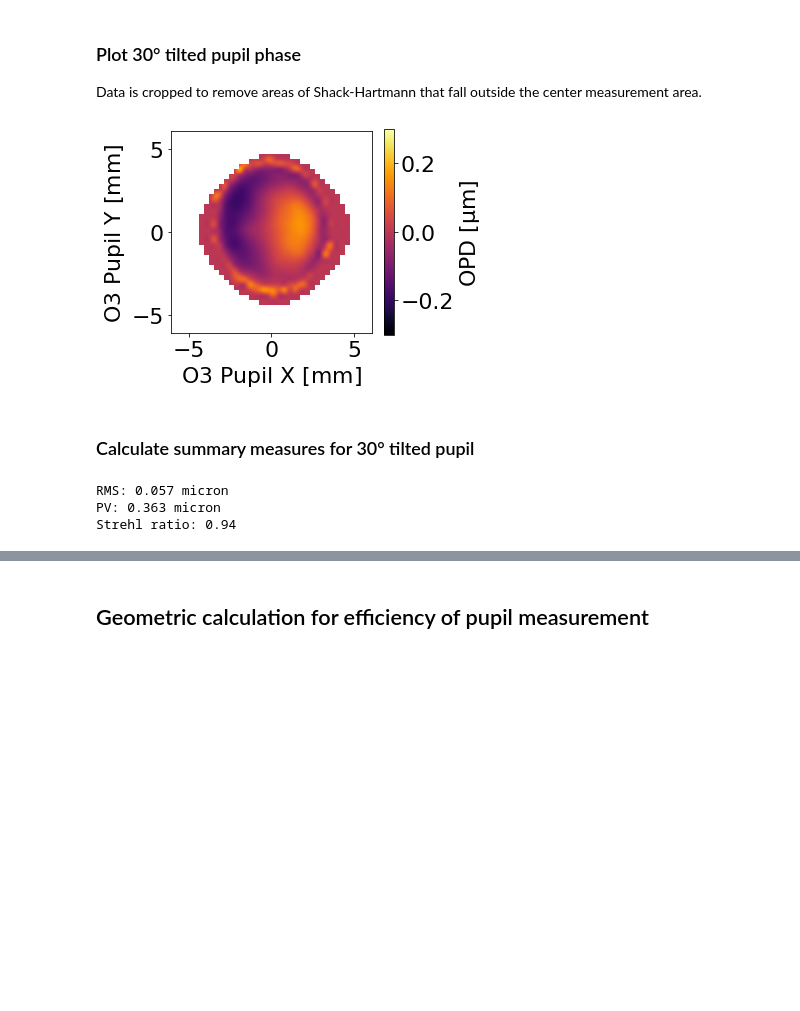
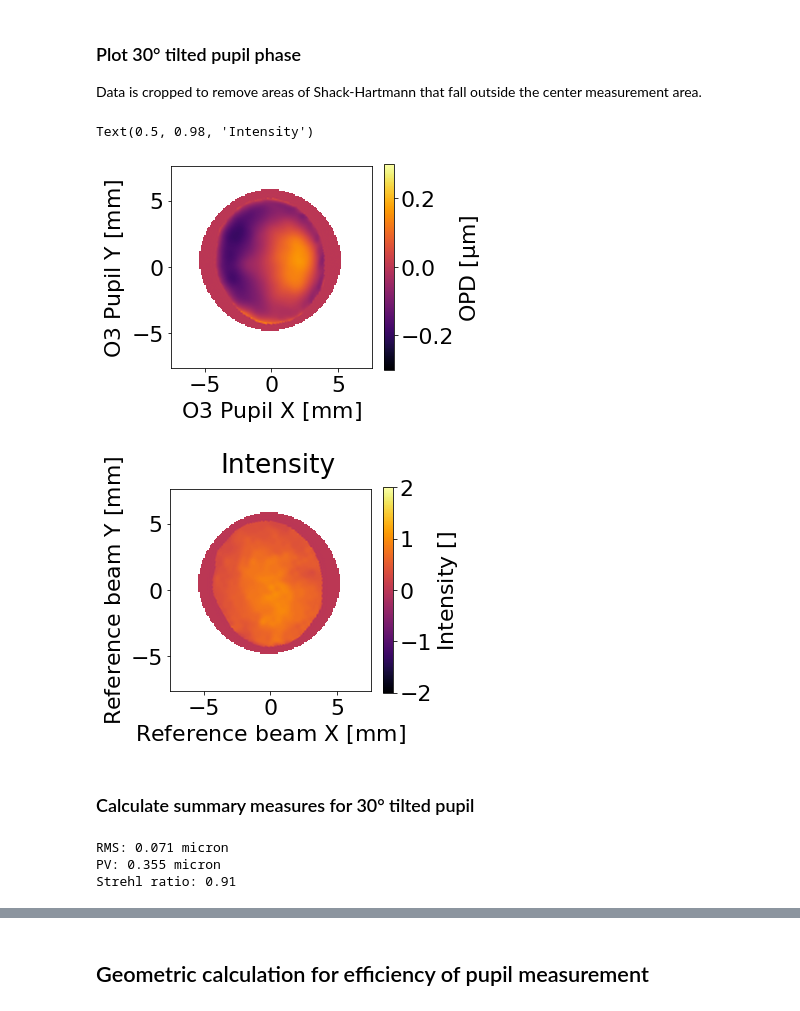
Before and after one commit to QI2lab/OPM, a Jupyter notebook: wavefront/Direct wavefront measurement for OPM.ipynb, the cells around one changed output, grey strips where cells are left out. Saved outputs shown, nothing was run; the diff lists cells and outputs as text; code cells hidden in the pictures; blank space fills up the shorter version.

```diff
--- a/wavefront/Direct wavefront measurement for OPM.ipynb
+++ b/wavefront/Direct wavefront measurement for OPM.ipynb
@@ -131,41 +187,68 @@ fig_fz_straight.set_size_inches(12,4)
 ### Load 30&deg; tilted data from Shack-Hartmann sensor
 A ~10 mm mask is applied to the center of the active aperture and the data is rotated by 15&deg;. This is the size of O3 pupil incident on Shack-Hartmann and rotation of the Shack-Hartmann to the axes.
 # %%
-df_tilted = pd.read_csv('WFS_data\wavefront_30deg.txt',sep='\t',skiprows=9)
+#load phase
+df_tilted = pd.read_csv('WFS_data\wavefront_30deg_oversampled.txt',sep='\t',skiprows=9)
 df_tilted = df_tilted.fillna(0)
 
-exp_pupil_tilted = np.zeros([40,40])
-exp_pupil_tilted[5:36,:] = df_tilted.values
+exp_pupil_tilted = np.zeros([160,160])
+exp_pupil_tilted[17:143,:] = df_tilted.values
 
-image_mask=np.empty([40,40])
+image_mask=np.empty([160,160])
 image_mask[:]=np.nan
-rr, cc = disk([20, 20], 19, shape=[40,40])
+rr, cc = disk([85, 78], 60, shape=[160,160])
 image_mask[rr,cc]=1
 m = np.ma.masked_where(np.isnan(image_mask),image_mask)
 exp_pupil_tilted_masked = np.ma.masked_where(np.ma.getmask(m), rotate(exp_pupil_tilted.T,15))
 
-x_grid=np.linspace(-20,20,40)*(114.077560)*(200/75)/1000
-y_grid=np.linspace(-20,20,40)*(114.077560)*(200/75)/1000
+x_grid=np.linspace(-80,80,160)*95/1000
+y_grid=np.linspace(-80,80,160)*95/1000
 label_pack = Labels(xy_base='O3 Pupil', z='OPD')
-p_tilted = Pupil(xy_unit='mm', z_unit='micron',x=x_grid, y=y_grid, phase=exp_pupil_tilted_masked,labels=label_pack)
+phase_tilted = Pupil(xy_unit='mm', z_unit='micron',x=x_grid, y=y_grid, phase=exp_pupil_tilted_masked,labels=label_pack)
+
+# load intensity
+df_tilted = pd.read_csv('WFS_data\intensity_30deg_oversampled.txt',sep='\t',skiprows=9)
+df_tilted = df_tilted.fillna(0)
+
+exp_intensity_tilted = np.zeros([160,160])
+exp_intensity_tilted[18:142,:] = df_tilted.values
+
+image_mask=np.empty([160,160])
+image_mask[:]=np.nan
+rr, cc = disk([85, 78], 60, shape=[160,160])
+image_mask[rr,cc]=1
+m = np.ma.masked_where(np.isnan(image_mask),image_mask)
+exp_intensity_tilted_masked = np.ma.masked_where(np.ma.getmask(m), rotate(exp_intensity_tilted.T,15))
+
+x_grid=np.linspace(-80,80,161)*95/1000 #pixel size conversion to mm
+y_grid=np.linspace(-80,80,161)*95/1000 #pixel size conversion to mm
+label_pack = Labels(xy_base='Reference beam', z='Intensity')
+intensity_tilted = Pupil(xy_unit='mm', z_unit='dimensionless_unscaled',x=x_grid, y=y_grid, phase=exp_intensity_tilted_masked,labels=label_pack)
 # %% [markdown]
 ### Plot 30&deg; tilted pupil phase
 Data is cropped to remove areas of Shack-Hartmann that fall outside the center measurement area.
-# %%
-fig_p_tilted, ax_p_tilted = p_tilted.plot2d(clim=.3)
-fig_p_tilted.set_size_inches(4,4)
-# %% [output]
-[figure, removed]
+# %%
+fig_phase_tilted, ax_phase_tilted = phase_tilted.plot2d(clim=.3)
+fig_phase_tilted.set_size_inches(4,4)
+fig_phase_straight.suptitle('Phase')
+
+fig_intensity_tilted, ax_intensity_tilted = intensity_tilted.plot2d(clim=2.0)
+fig_intensity_tilted.set_size_inches(4,4)
+fig_intensity_tilted.suptitle('Intensity')
+# %% [output]
+Text(0.5, 0.98, 'Intensity')
+[figure, added]
+[figure, added]
 # %% [markdown]
 ### Calculate summary measures for 30&deg; tilted  pupil
 # %%
-rms_tilted = np.round(p_tilted.rms,3)
-PV_tilted = np.round(p_tilted.pv,3)
-strehl_tilted = np.round(p_tilted.strehl,2)
+rms_tilted = np.round(phase_tilted.rms,3)
+PV_tilted = np.round(phase_tilted.pv,3)
+strehl_tilted = np.round(phase_tilted.strehl,2)
 print('RMS: '+np.str(rms_tilted)+' micron\nPV: '+np.str(PV_tilted)+' micron\nStrehl ratio: '+np.str(strehl_tilted))
 # %% [output]
-RMS: 0.057 micron
-PV: 0.363 micron
-Strehl ratio: 0.94
+RMS: 0.071 micron
+PV: 0.355 micron
+Strehl ratio: 0.91
 # %%
 terms_to_fit = np.arange(5,26,1).tolist()
```
Also changed, not shown: parts of 14 cells of this notebook, 9 other files.
